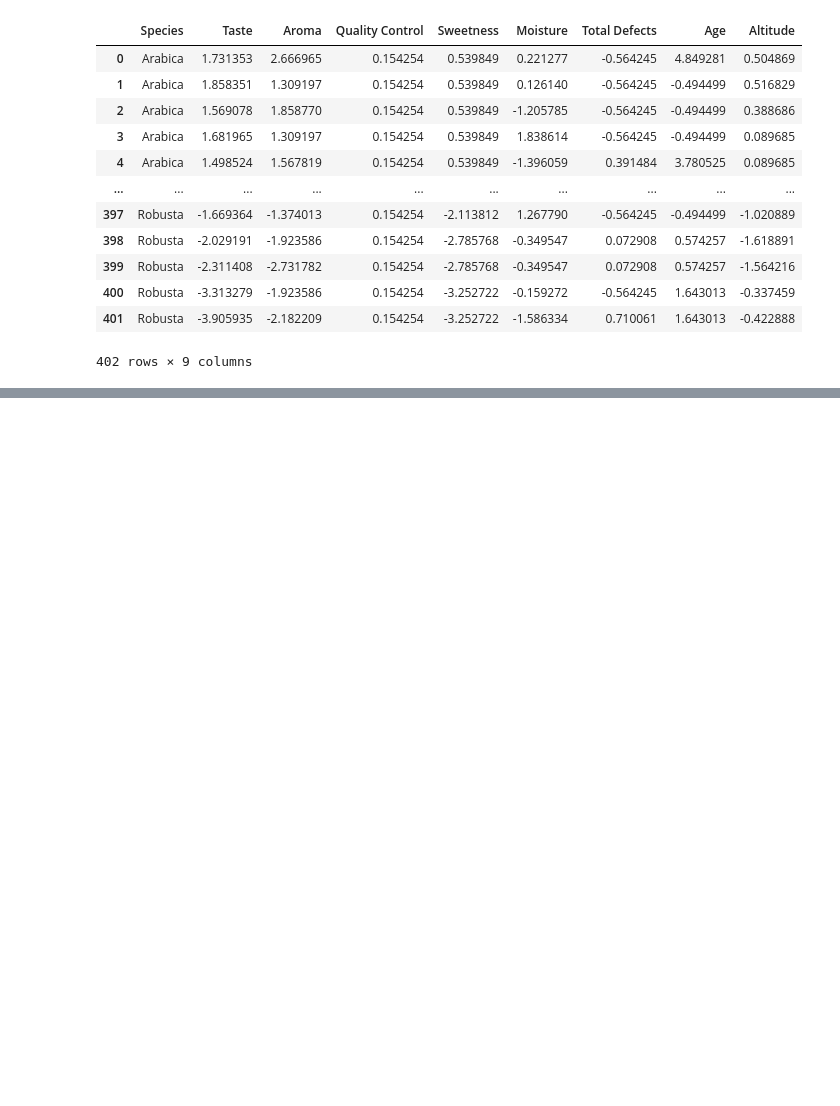
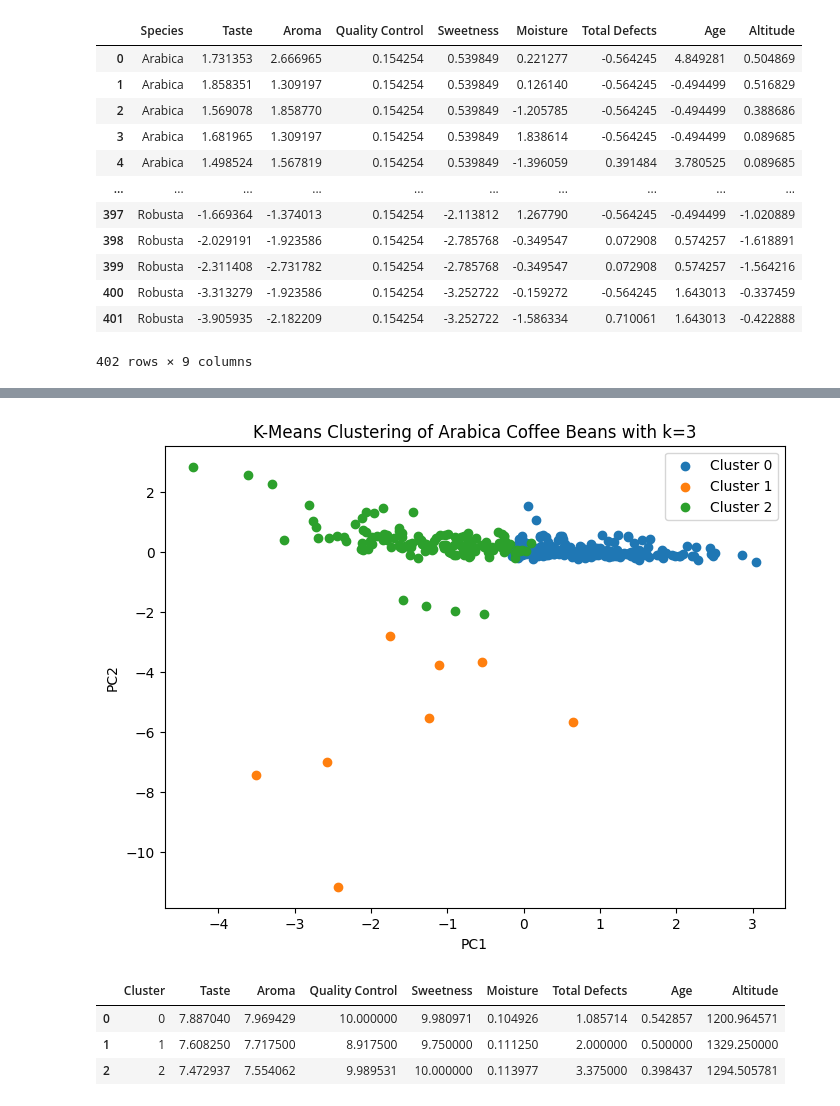
Before and after one commit to ashritakodali/coffee_quality_analysis, a Jupyter notebook: ML_Project_Clustering.ipynb, the cells around one changed output, grey strips where cells are left out. Cells and saved outputs as stored; diff of their text form; code cells hidden in the pictures; blank space fills up the shorter version.

```diff
--- a/ML_Project_Clustering.ipynb
+++ b/ML_Project_Clustering.ipynb
@@ -304,0 +343,42 @@ display(df2)
+# %%
+# proceeding with k=3 based on elbow graph
+k = 3
+kmeans = KMeans(n_clusters=k, random_state=42)
+labels = kmeans.fit_predict(arabica)
+df_clusters = arabica.copy()
+df_clusters['cluster'] = labels
+
+# cluster plots
+from sklearn.decomposition import PCA
+pca = PCA(n_components=2)
+components = pca.fit_transform(arabica)
+df_clusters['PC1'] = components[:,0]
+df_clusters['PC2'] = components[:,1]
+plt.figure(figsize=(8,6))
+for cluster in range(k):
+    plt.scatter(
+        df_clusters[df_clusters['cluster'] == cluster]['PC1'],
+        df_clusters[df_clusters['cluster'] == cluster]['PC2'],
+        label=f'Cluster {cluster}'
+    )
+plt.xlabel('PC1')
+plt.ylabel('PC2')
+plt.title('K-Means Clustering of Arabica Coffee Beans with k=3')
+plt.legend()
+plt.show()
+# %% [output]
+[figure, added]
+# %%
+# centroids of clusters
+centroids_scaled = kmeans.cluster_centers_
+centroids_original = scaler.inverse_transform(centroids_scaled)
+centroids_df = pd.DataFrame(centroids_original, columns=arabica.columns)
+centroids_df['Cluster'] = range(k)
+cols = ['Cluster'] + [c for c in arabica.columns]
+centroids_df = centroids_df[cols]
+display(centroids_df)
+# %% [output]
+|  | Cluster | Taste | Aroma | Quality Control | Sweetness | Moisture | Total Defects | Age | Altitude |
+| 0 | 0 | 7.887040 | 7.969429 | 10.000000 | 9.980971 | 0.104926 | 1.085714 | 0.542857 | 1200.964571 |
+| 1 | 1 | 7.608250 | 7.717500 | 8.917500 | 9.750000 | 0.111250 | 2.000000 | 0.500000 | 1329.250000 |
+| 2 | 2 | 7.472937 | 7.554062 | 9.989531 | 10.000000 | 0.113977 | 3.375000 | 0.398437 | 1294.505781 |
```
Also changed, not shown: parts of 15 cells of this notebook.
